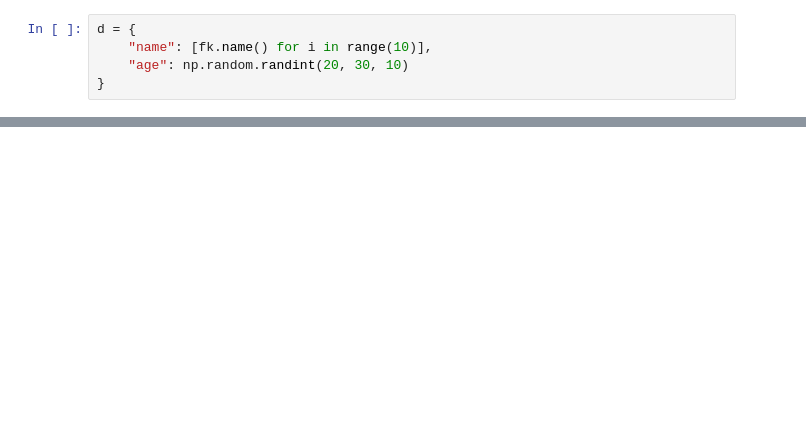
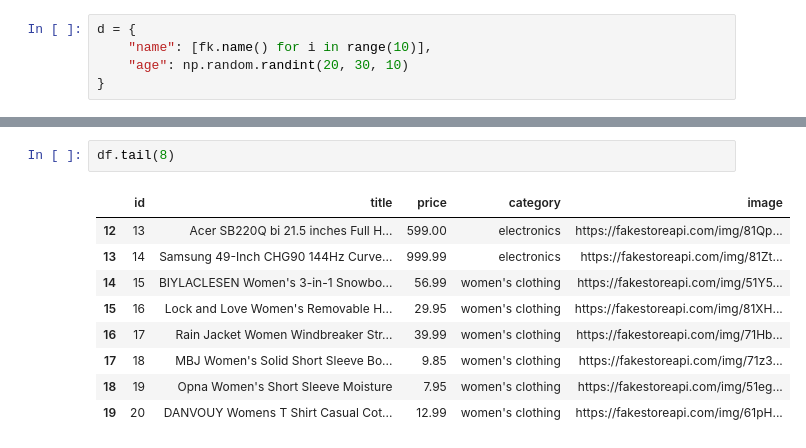
Before and after one commit to RDC28/da-ds-notes, a Jupyter notebook: revision/pandas_revision.ipynb, the cells around one changed output, grey strips where cells are left out. Cells and saved outputs as stored; diff of their text form; blank space fills up the shorter version.

```diff
--- a/revision/pandas_revision.ipynb
+++ b/revision/pandas_revision.ipynb
@@ -120,0 +233,12 @@ pd.DataFrame(d)
+# %%
+df.tail(8)
+# %% [output]
+|  | id | title | price | category | image |
+| 12 | 13 | Acer SB220Q bi 21.5 inches Full H... | 599.00 | electronics | https://fakestoreapi.com/img/81Qp... |
+| 13 | 14 | Samsung 49-Inch CHG90 144Hz Curve... | 999.99 | electronics | https://fakestoreapi.com/img/81Zt... |
+| 14 | 15 | BIYLACLESEN Women's 3-in-1 Snowbo... | 56.99 | women's clothing | https://fakestoreapi.com/img/51Y5... |
+| 15 | 16 | Lock and Love Women's Removable H... | 29.95 | women's clothing | https://fakestoreapi.com/img/81XH... |
+| 16 | 17 | Rain Jacket Women Windbreaker Str... | 39.99 | women's clothing | https://fakestoreapi.com/img/71Hb... |
+| 17 | 18 | MBJ Women's Solid Short Sleeve Bo... | 9.85 | women's clothing | https://fakestoreapi.com/img/71z3... |
+| 18 | 19 | Opna Women's Short Sleeve Moisture | 7.95 | women's clothing | https://fakestoreapi.com/img/51eg... |
+| 19 | 20 | DANVOUY Womens T Shirt Casual Cot... | 12.99 | women's clothing | https://fakestoreapi.com/img/61pH... |
```
Also changed, not shown: parts of 14 cells of this notebook, 2 other files.
